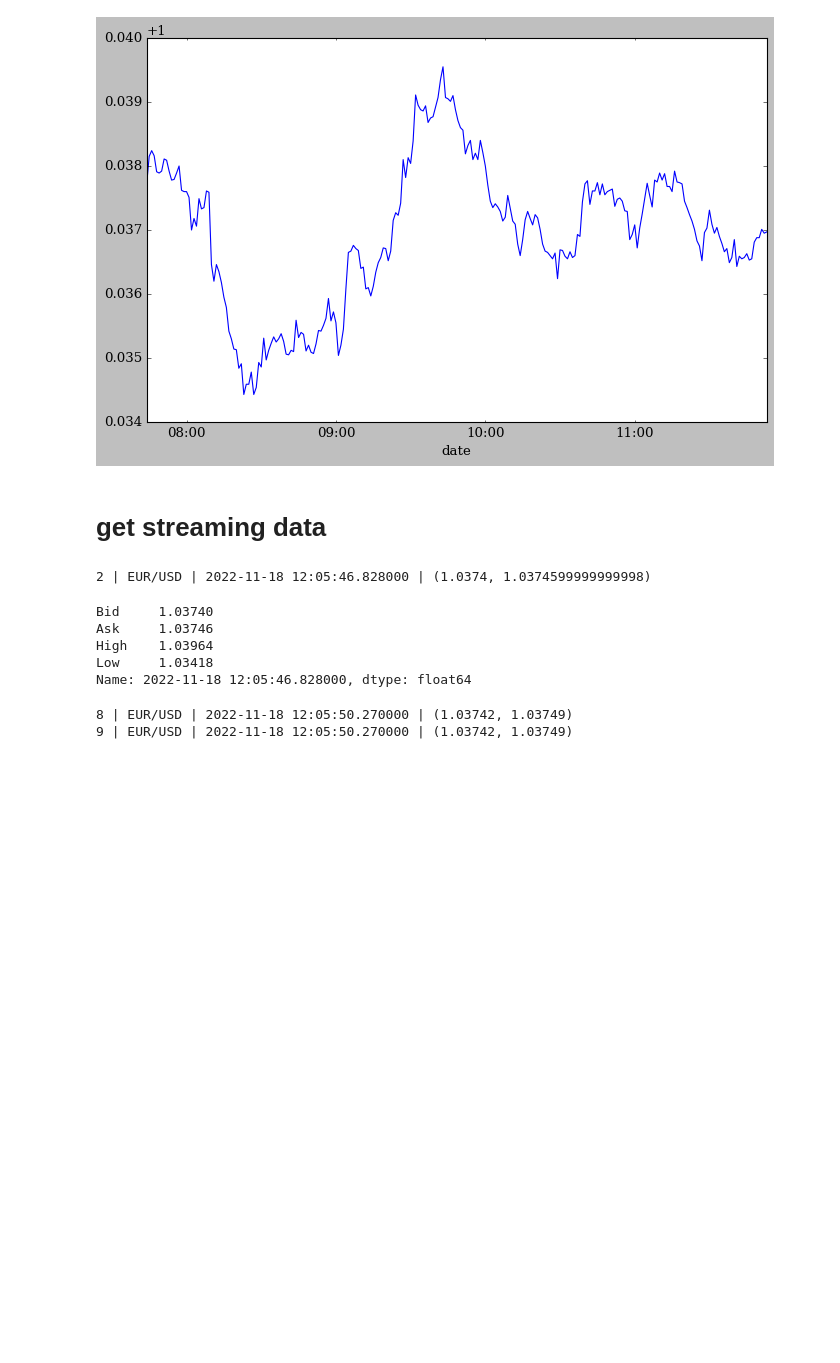
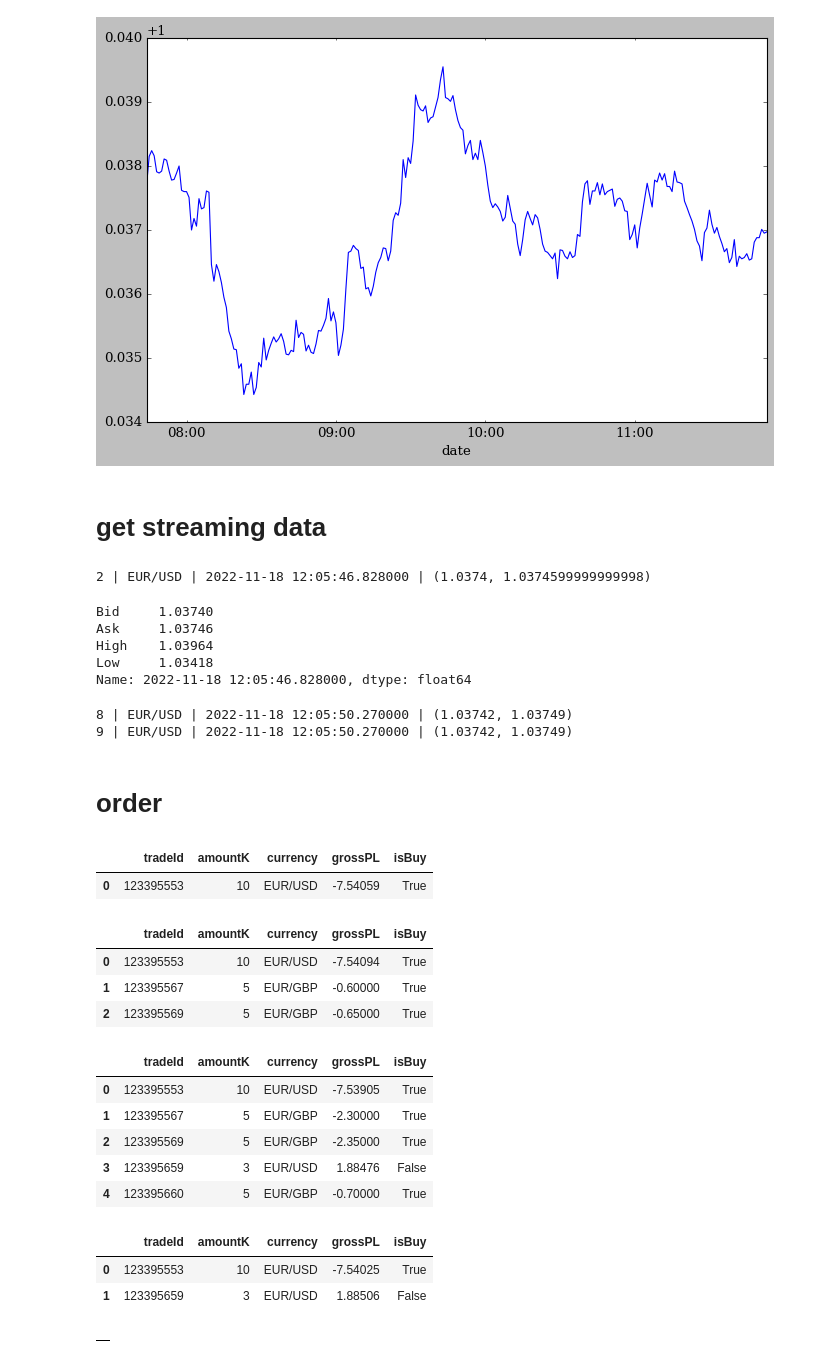
Before and after one commit to Hosung-Ahn/trading, a Jupyter notebook: flatform/note.ipynb, the cells around one changed output. Drawn from its saved outputs; the diff is of its cells as text; code cells hidden in the pictures; blank space fills up the shorter version.

Commit message:
API use -> order

```diff
--- a/flatform/note.ipynb
+++ b/flatform/note.ipynb
@@ -198,3 +198,5 @@ api.unsubscribe_market_data("EUR/USD")
 # %% [output]
 8 | EUR/USD | 2022-11-18 12:05:50.270000 | (1.03742, 1.03749)
 9 | EUR/USD | 2022-11-18 12:05:50.270000 | (1.03742, 1.03749)
+# %% [markdown]
+# order
@@ -200,0 +208,41 @@ api.unsubscribe_market_data("EUR/USD")
+# %%
+# 현재 잔고 표시
+sel = ['tradeId', 'amountK', 'currency', 'grossPL', 'isBuy']
+api.get_open_positions()[sel]
+# %% [output]
+|  | tradeId | amountK | currency | grossPL | isBuy |
+| 0 | 123395553 | 10 | EUR/USD | -7.54059 | True |
+# %%
+# 추가 주문
+order = api.create_market_buy_order("EUR/GBP", 5)
+# 현재 잔고 표시
+api.get_open_positions()[sel]
+# %% [output]
+|  | tradeId | amountK | currency | grossPL | isBuy |
+| 0 | 123395553 | 10 | EUR/USD | -7.54094 | True |
+| 1 | 123395567 | 5 | EUR/GBP | -0.60000 | True |
+| 2 | 123395569 | 5 | EUR/GBP | -0.65000 | True |
+# %%
+order = api.create_market_sell_order("EUR/USD", 3)
+order = api.create_market_buy_order("EUR/GBP", 5)
+
+api.get_open_positions()[sel]
+# %% [output]
+|  | tradeId | amountK | currency | grossPL | isBuy |
+| 0 | 123395553 | 10 | EUR/USD | -7.53905 | True |
+| 1 | 123395567 | 5 | EUR/GBP | -2.30000 | True |
+| 2 | 123395569 | 5 | EUR/GBP | -2.35000 | True |
+| 3 | 123395659 | 3 | EUR/USD | 1.88476 | False |
+| 4 | 123395660 | 5 | EUR/GBP | -0.70000 | True |
+# %%
+api.close_all_for_symbol("EUR/GBP")
+api.get_open_positions()[sel]
+# %% [output]
+|  | tradeId | amountK | currency | grossPL | isBuy |
+| 0 | 123395553 | 10 | EUR/USD | -7.54025 | True |
+| 1 | 123395659 | 3 | EUR/USD | 1.88506 | False |
+# %%
+api.close_all()
+api.get_open_positions()
+# %% [output]
+|  |
```
Also changed, not shown: parts of 2 cells of this notebook.
